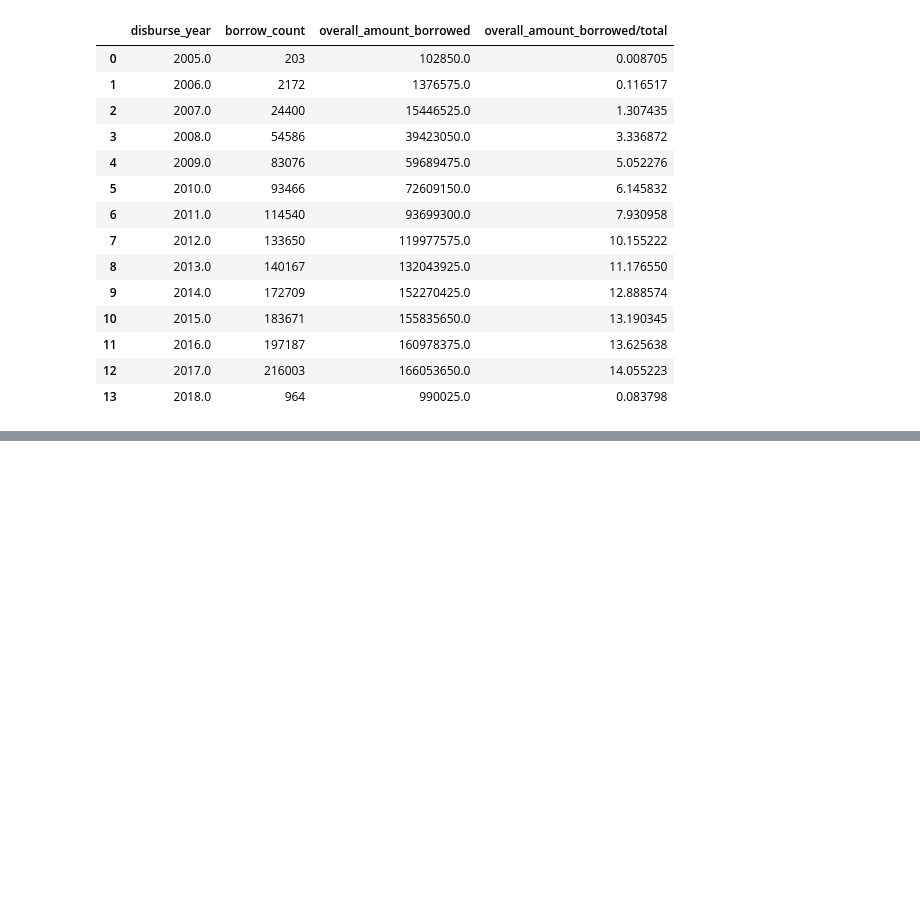
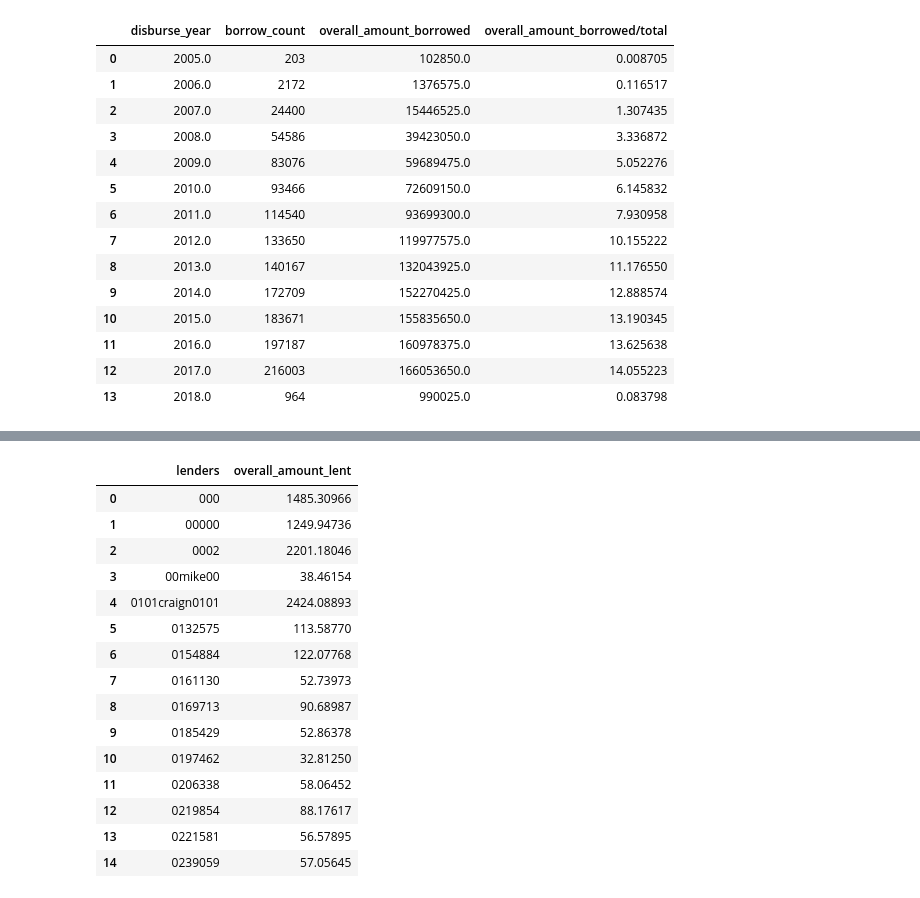
Before and after one commit to Lukpier/cs-project, a Jupyter notebook: kiva.ipynb, the cells around one changed output, grey strips where cells are left out. Saved outputs shown, nothing was run; the diff lists cells and outputs as text; code cells hidden in the pictures; blank space fills up the shorter version.

```diff
--- a/kiva.ipynb
+++ b/kiva.ipynb
@@ -238,0 +254,8 @@ Name: disburse_time, dtype: datetime64[ns]
+# %%
+loans_cleaned = loans[(loans.num_lenders_total > 0) & (~loans.loan_id.isin(ids))] ### verify maybe useless
+# %%
+norm_cleaned = norm_loan_lenders[~norm_loan_lenders.loan_id.isin(ids2)] ### verify maybe useless
+# %%
+%%time
+
+df2 = pd.concat([norm_cleaned.set_index('loan_id'), loans_cleaned.set_index('loan_id')], axis=1, join='inner')
@@ -238,0 +265,21 @@ Name: disburse_time, dtype: datetime64[ns]
+# %%
+df3 = df2.groupby('lenders')['base_contribution'].sum().reset_index(name='overall_amount_lent')
+# %%
+df3.head(15)
+# %% [output]
+|  | lenders | overall_amount_lent |
+| 0 | 000 | 1485.30966 |
+| 1 | 00000 | 1249.94736 |
+| 2 | 0002 | 2201.18046 |
+| 3 | 00mike00 | 38.46154 |
+| 4 | 0101craign0101 | 2424.08893 |
+| 5 | 0132575 | 113.58770 |
+| 6 | 0154884 | 122.07768 |
+| 7 | 0161130 | 52.73973 |
+| 8 | 0169713 | 90.68987 |
+| 9 | 0185429 | 52.86378 |
+| 10 | 0197462 | 32.81250 |
+| 11 | 0206338 | 58.06452 |
+| 12 | 0219854 | 88.17617 |
+| 13 | 0221581 | 56.57895 |
+| 14 | 0239059 | 57.05645 |
```
Also changed, not shown: parts of 14 cells of this notebook.
